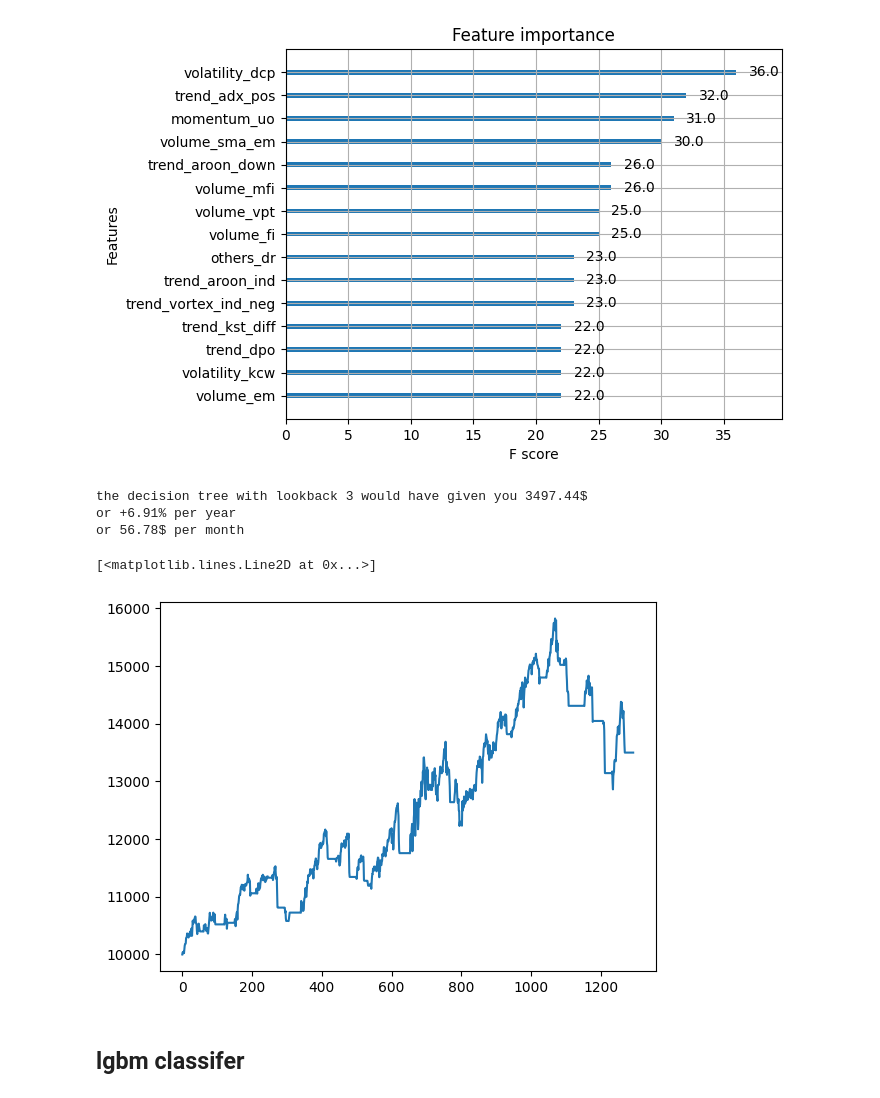
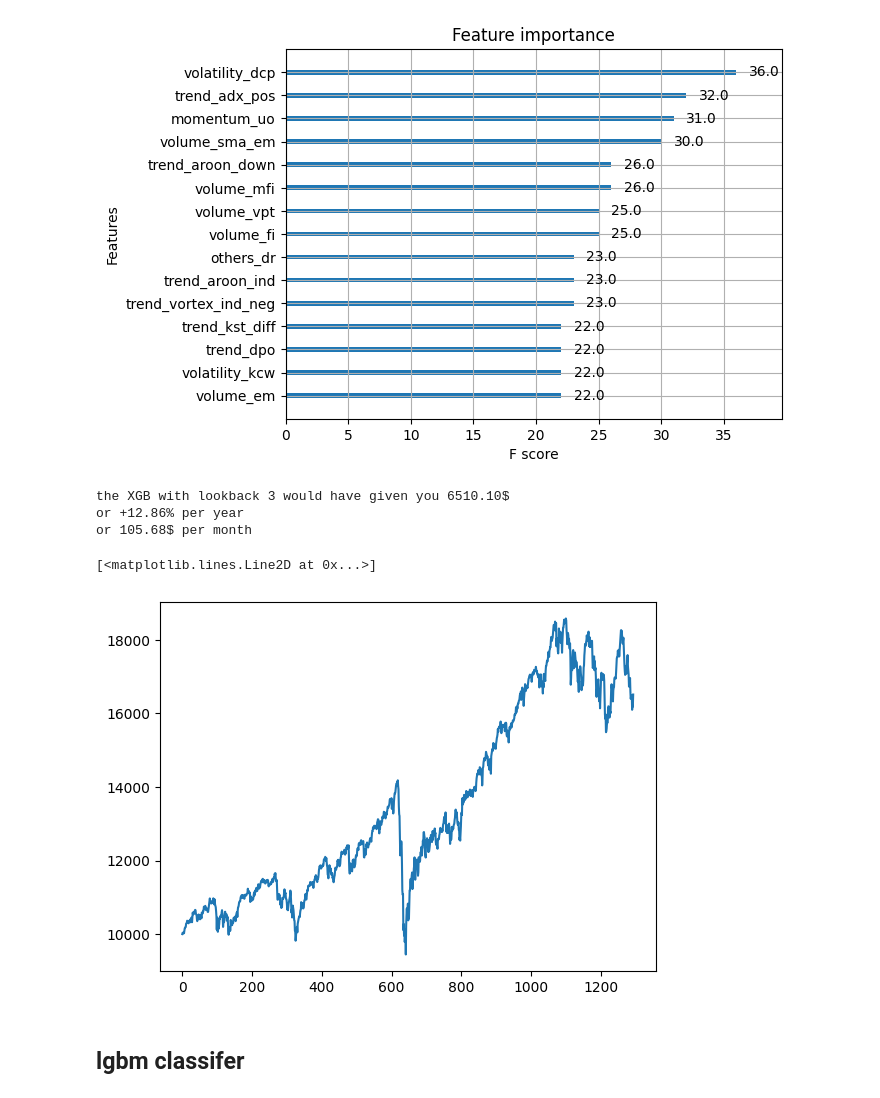
Before and after one commit to JustinGuese/tradingbot22-tradingbots, a Jupyter notebook: jupyternotebooks/correlations.ipynb, the cells around one changed output. Cells and saved outputs as stored; diff of their text form; code cells hidden in the pictures.

```diff
--- a/jupyternotebooks/correlations.ipynb
+++ b/jupyternotebooks/correlations.ipynb
@@ -227,46 +227,46 @@ for lookback in range(0, 10):
     nrStocks = 0
     portfolio = []
     for i in range(lookback, len(df)):
-        prednow = np.median(pred[i-lookback:i])
+        prednow = np.median(preds[i-lookback:i])
         # prednow = preds[i]
         if prednow == 1 and nrStocks == 0 and money > 10:
             # buy
             howmany = money / df.iloc[i]["adj_close"] * .99
             cost = howmany * df.iloc[i]["adj_close"] * (1 + COMMISSION)
             money -= cost
             nrStocks += howmany
         elif prednow == -1 and nrStocks > 0:
             money += nrStocks * df.iloc[i]["adj_close"] * (1 - COMMISSION)
             nrStocks = 0
         portfolio.append(money + nrStocks * df.iloc[i]["adj_close"])
     # last day sell
     money += nrStocks * df.iloc[-1]["adj_close"] * (1 - COMMISSION)
     win = money - startMoney
     if win > bestLookbackWin:
         bestLookback = lookback
         bestLookbackWin = win
         bestLookbackPortfolio = portfolio
 
-print("the decision tree with lookback %d would have given you %.2f$" % (bestLookback, bestLookbackWin))
+print("the XGB with lookback %d would have given you %.2f$" % (bestLookback, bestLookbackWin))
 winPct = bestLookbackWin / startMoney * 100
 winPctYear = winPct / days * 365
 print("or +%.2f%% per year" % winPctYear)
 winPerMonth = bestLookbackWin / days * 30
 print("or %.2f$ per month" % winPerMonth)
 plt.plot(bestLookbackPortfolio)
 ## tree
 # the decision tree with lookback 0 would have given you 19227.17$
 # or +37.98% per year
 # or 312.13$ per month
 ## XGB - actually not too nice
-# the xgb with lookback 3 would have given you 3497.44$
-# or +6.91% per year
-# or 56.78$ per month
+# the XGB with lookback 3 would have given you 6510.10$
+# or +12.86% per year
+# or 105.68$ per month
 # %% [output]
-the decision tree with lookback 3 would have given you 3497.44$
-or +6.91% per year
-or 56.78$ per month
+the XGB with lookback 3 would have given you 6510.10$
+or +12.86% per year
+or 105.68$ per month
 [<matplotlib.lines.Line2D at 0x...>]
-[figure, old version]
+[figure, new version]
 # %% [markdown]
 ## lgbm classifer
```
Also changed, not shown: parts of 10 cells of this notebook.
